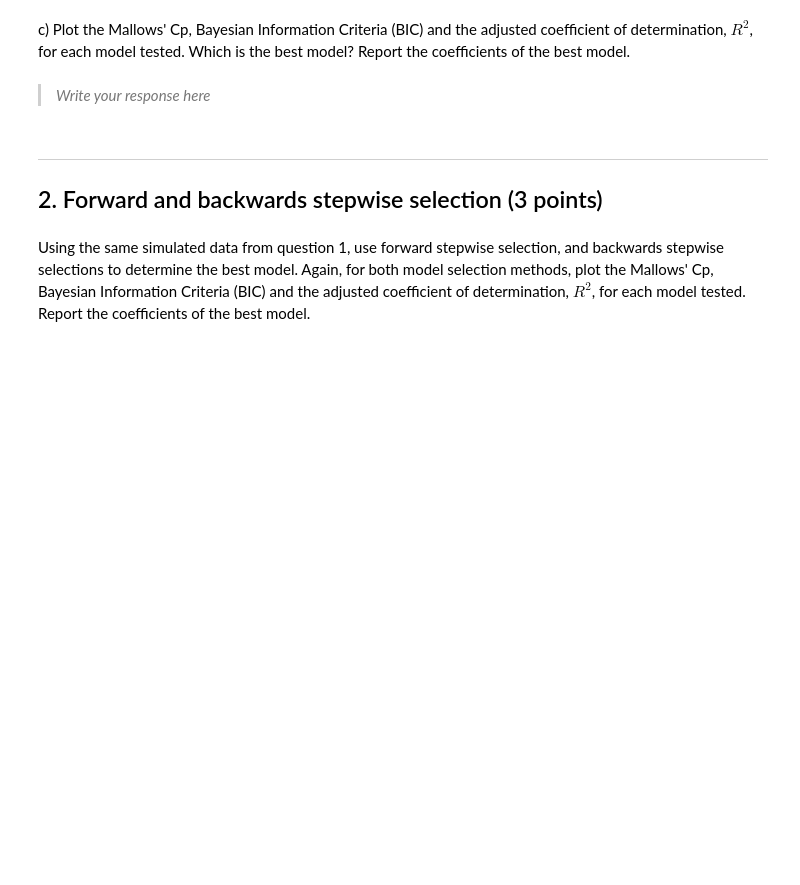
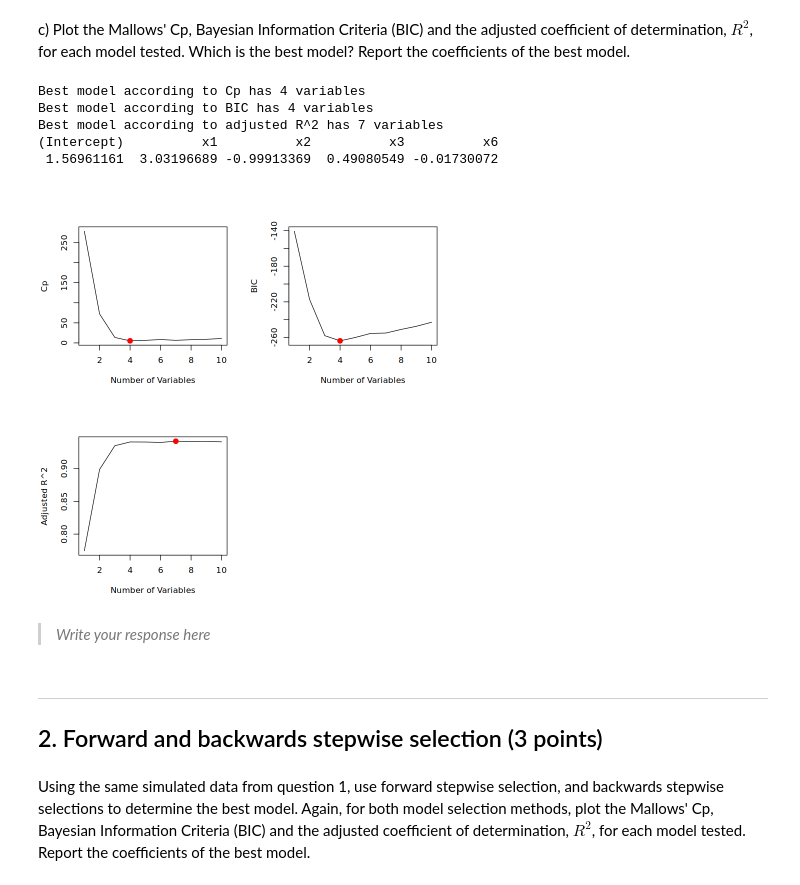
Before and after one commit to cnsimmons/Simmons_DSPN_S25, a Jupyter notebook: ExerciseSubmissions/ex16_selecting-the-best-model.ipynb, the cells around one changed output. Drawn from its saved outputs; the diff is of its cells as text; code cells hidden in the pictures; blank space fills up the shorter version.

```diff
--- a/ExerciseSubmissions/ex16_selecting-the-best-model.ipynb
+++ b/ExerciseSubmissions/ex16_selecting-the-best-model.ipynb
@@ -26,0 +55,7 @@ b) Use `regsubsets()` to perform best subset selection to determine the best mod
+# %%
+library(leaps)
+
+# Run best subset selection
+best_subset <- regsubsets(y ~ ., data = data, nvmax = 10)
+best_subset_summary <- summary(best_subset)
+print(best_subset_summary)
@@ -39,3 +90,39 @@ c) Plot the Mallows' Cp, Bayesian Information Criteria (BIC) and the adjusted co
+# %%
+# Mallow's Cp, BIC, and Adjusted R^2 plots
+par(mfrow = c(2, 2))
+
+# Plot Cp
+plot(best_subset_summary$cp, xlab = "Number of Variables", ylab = "Cp", type = "l")
+points(which.min(best_subset_summary$cp), best_subset_summary$cp[which.min(best_subset_summary$cp)], col = "red", cex = 2, pch = 20)
+
+# Plot BIC
+plot(best_subset_summary$bic, xlab = "Number of Variables", ylab = "BIC", type = "l")
+points(which.min(best_subset_summary$bic), best_subset_summary$bic[which.min(best_subset_summary$bic)], col = "red", cex = 2, pch = 20)
+
+# Plot Adjusted R^2
+plot(best_subset_summary$adjr2, xlab = "Number of Variables", ylab = "Adjusted R^2", type = "l")
+points(which.max(best_subset_summary$adjr2), best_subset_summary$adjr2[which.max(best_subset_summary$adjr2)], col = "red", cex = 2, pch = 20)
+
+# Find best model according to each criterion
+cp_best <- which.min(best_subset_summary$cp)
+bic_best <- which.min(best_subset_summary$bic)
+adjr2_best <- which.max(best_subset_summary$adjr2)
+
+# Print the best model according to each criterion
+cat("Best model according to Cp has", cp_best, "variables\n")
+cat("Best model according to BIC has", bic_best, "variables\n")
+cat("Best model according to adjusted R^2 has", adjr2_best, "variables\n")
+
+# Get coefficients of the best model (using BIC as criterion)
+best_model_coef <- coef(best_subset, id = bic_best)
+print(best_model_coef)
+# %% [output]
+Best model according to Cp has 4 variables
+Best model according to BIC has 4 variables
+Best model according to adjusted R^2 has 7 variables
+(Intercept)          x1          x2          x3          x6
+ 1.56961161  3.03196689 -0.99913369  0.49080549 -0.01730072
+[figure, added]
 # %% [markdown]
 > *Write your response here*
 >
```
Also changed, not shown: parts of 16 cells of this notebook.
